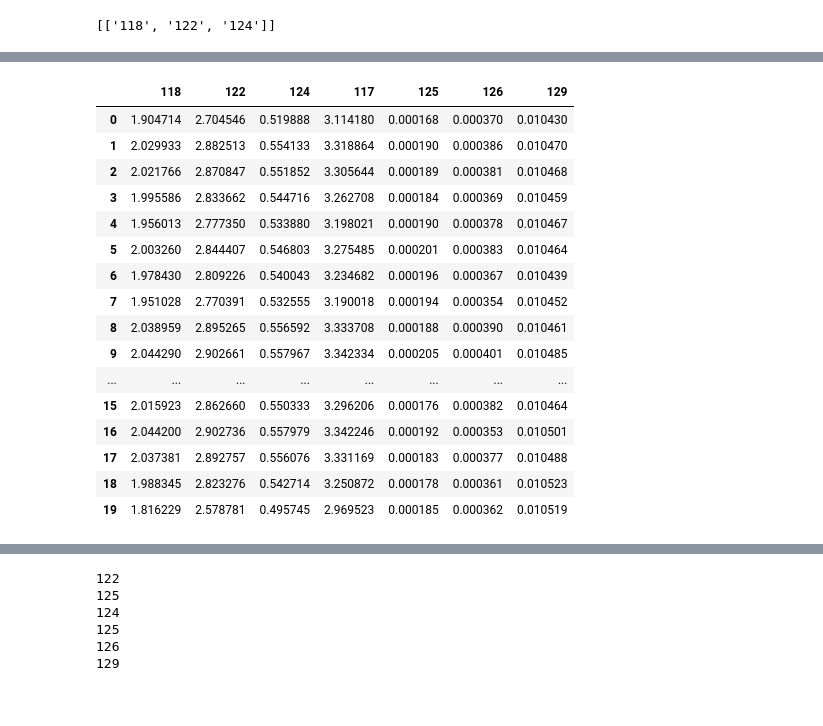
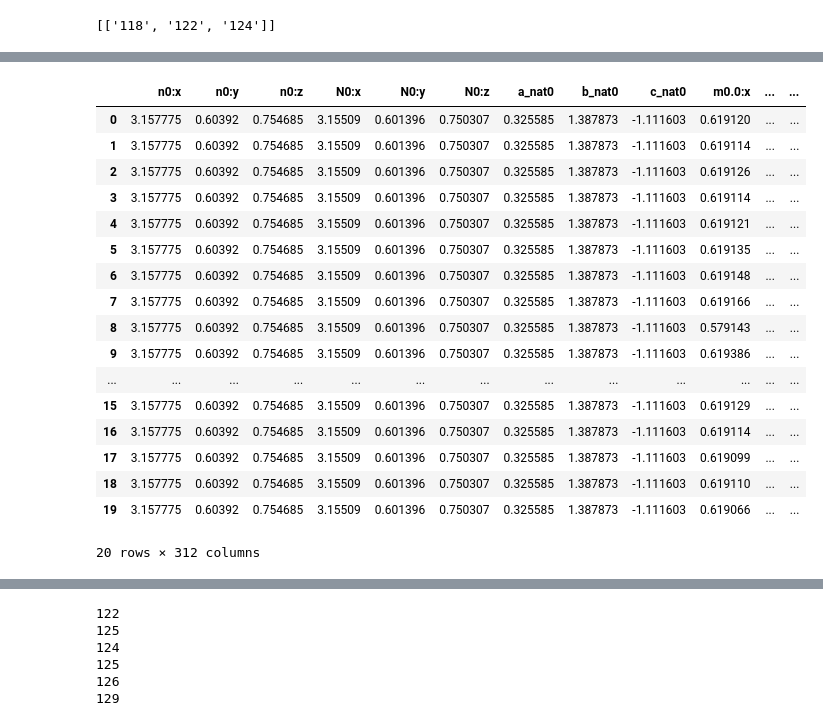
Before and after one commit to Marfster/Double_Spike_sim, a Jupyter notebook: Sn_test.ipynb, the cells around one changed output, grey strips where cells are left out. Cells and saved outputs as stored; diff of their text form; code cells hidden in the pictures.

```diff
--- a/Sn_test.ipynb
+++ b/Sn_test.ipynb
@@ -149,4 +162,0 @@ NameError: name 'sample' is not defined
-# %%
-path = "/Volumes/friebelm/PhD/Double Spike/Planning Sn 117-122/real data -intern norm/"
-data_sample = pd.read_csv(str(path + "sn_fake_spike_mix.csv"))
-data_sample
@@ -173,27 +184,24 @@ data_sample
 data_spike_obj = calc_dspike_sample(Sn_meas_obj, data_sample, spike_obj, Sn_mass_obj, spikeSn_ls , denom_isotope)
 data_spike_calc = data_spike_obj.dspike_corr(3, 6, -0.1, -2.2, 'x')
 beta = data_spike_calc["frac_ins_x2.5"]
-# %%
-# turned hypothetical sample-spike mix in signals and loaded as new dataframe for interference corr
-data_sample_2 = pd.read_csv(str(path + "sn_fake_spike_mix_signals.csv"))
-data_spike = {}
-data_spike["cycle1"] =  data_sample_2.to_dict()
-data_sample_2
-# %% [output]
-|  | 118 | 122 | 124 | 117 | 125 | 126 | 129 |
-| 0 | 1.904714 | 2.704546 | 0.519888 | 3.114180 | 0.000168 | 0.000370 | 0.010430 |
-| 1 | 2.029933 | 2.882513 | 0.554133 | 3.318864 | 0.000190 | 0.000386 | 0.010470 |
-| 2 | 2.021766 | 2.870847 | 0.551852 | 3.305644 | 0.000189 | 0.000381 | 0.010468 |
-| 3 | 1.995586 | 2.833662 | 0.544716 | 3.262708 | 0.000184 | 0.000369 | 0.010459 |
-| 4 | 1.956013 | 2.777350 | 0.533880 | 3.198021 | 0.000190 | 0.000378 | 0.010467 |
-| 5 | 2.003260 | 2.844407 | 0.546803 | 3.275485 | 0.000201 | 0.000383 | 0.010464 |
-| 6 | 1.978430 | 2.809226 | 0.540043 | 3.234682 | 0.000196 | 0.000367 | 0.010439 |
-| 7 | 1.951028 | 2.770391 | 0.532555 | 3.190018 | 0.000194 | 0.000354 | 0.010452 |
-| 8 | 2.038959 | 2.895265 | 0.556592 | 3.333708 | 0.000188 | 0.000390 | 0.010461 |
-| 9 | 2.044290 | 2.902661 | 0.557967 | 3.342334 | 0.000205 | 0.000401 | 0.010485 |
-| ... | ... | ... | ... | ... | ... | ... | ... |
-| 15 | 2.015923 | 2.862660 | 0.550333 | 3.296206 | 0.000176 | 0.000382 | 0.010464 |
-| 16 | 2.044200 | 2.902736 | 0.557979 | 3.342246 | 0.000192 | 0.000353 | 0.010501 |
-| 17 | 2.037381 | 2.892757 | 0.556076 | 3.331169 | 0.000183 | 0.000377 | 0.010488 |
-| 18 | 1.988345 | 2.823276 | 0.542714 | 3.250872 | 0.000178 | 0.000361 | 0.010523 |
-| 19 | 1.816229 | 2.578781 | 0.495745 | 2.969523 | 0.000185 | 0.000362 | 0.010519 |
+# %%
+data_spike_calc
+# %% [output]
+|  | n0:x | n0:y | n0:z | N0:x | N0:y | N0:z | a_nat0 | b_nat0 | c_nat0 | m0.0:x | ... | ... |
+| 0 | 3.157775 | 0.60392 | 0.754685 | 3.15509 | 0.601396 | 0.750307 | 0.325585 | 1.387873 | -1.111603 | 0.619120 | ... | ... |
+| 1 | 3.157775 | 0.60392 | 0.754685 | 3.15509 | 0.601396 | 0.750307 | 0.325585 | 1.387873 | -1.111603 | 0.619114 | ... | ... |
+| 2 | 3.157775 | 0.60392 | 0.754685 | 3.15509 | 0.601396 | 0.750307 | 0.325585 | 1.387873 | -1.111603 | 0.619126 | ... | ... |
+| 3 | 3.157775 | 0.60392 | 0.754685 | 3.15509 | 0.601396 | 0.750307 | 0.325585 | 1.387873 | -1.111603 | 0.619114 | ... | ... |
+| 4 | 3.157775 | 0.60392 | 0.754685 | 3.15509 | 0.601396 | 0.750307 | 0.325585 | 1.387873 | -1.111603 | 0.619121 | ... | ... |
+| 5 | 3.157775 | 0.60392 | 0.754685 | 3.15509 | 0.601396 | 0.750307 | 0.325585 | 1.387873 | -1.111603 | 0.619135 | ... | ... |
+| 6 | 3.157775 | 0.60392 | 0.754685 | 3.15509 | 0.601396 | 0.750307 | 0.325585 | 1.387873 | -1.111603 | 0.619148 | ... | ... |
+| 7 | 3.157775 | 0.60392 | 0.754685 | 3.15509 | 0.601396 | 0.750307 | 0.325585 | 1.387873 | -1.111603 | 0.619166 | ... | ... |
+| 8 | 3.157775 | 0.60392 | 0.754685 | 3.15509 | 0.601396 | 0.750307 | 0.325585 | 1.387873 | -1.111603 | 0.579143 | ... | ... |
+| 9 | 3.157775 | 0.60392 | 0.754685 | 3.15509 | 0.601396 | 0.750307 | 0.325585 | 1.387873 | -1.111603 | 0.619386 | ... | ... |
+| ... | ... | ... | ... | ... | ... | ... | ... | ... | ... | ... | ... | ... |
+| 15 | 3.157775 | 0.60392 | 0.754685 | 3.15509 | 0.601396 | 0.750307 | 0.325585 | 1.387873 | -1.111603 | 0.619129 | ... | ... |
+| 16 | 3.157775 | 0.60392 | 0.754685 | 3.15509 | 0.601396 | 0.750307 | 0.325585 | 1.387873 | -1.111603 | 0.619114 | ... | ... |
+| 17 | 3.157775 | 0.60392 | 0.754685 | 3.15509 | 0.601396 | 0.750307 | 0.325585 | 1.387873 | -1.111603 | 0.619099 | ... | ... |
+| 18 | 3.157775 | 0.60392 | 0.754685 | 3.15509 | 0.601396 | 0.750307 | 0.325585 | 1.387873 | -1.111603 | 0.619110 | ... | ... |
+| 19 | 3.157775 | 0.60392 | 0.754685 | 3.15509 | 0.601396 | 0.750307 | 0.325585 | 1.387873 | -1.111603 | 0.619066 | ... | ... |
+20 rows × 312 columns
```
Also changed, not shown: parts of 12 cells of this notebook, 4 other files.
